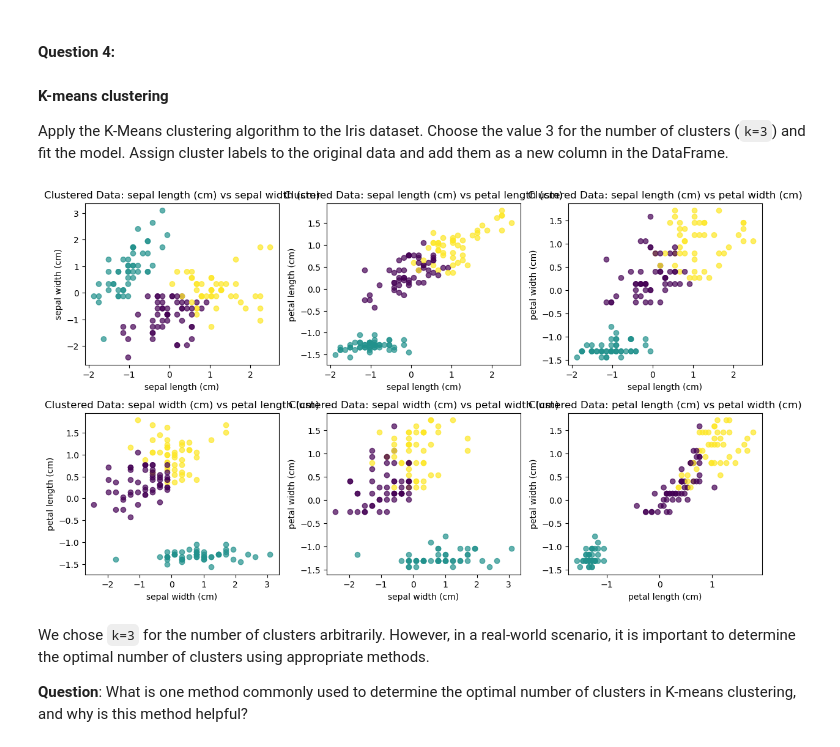
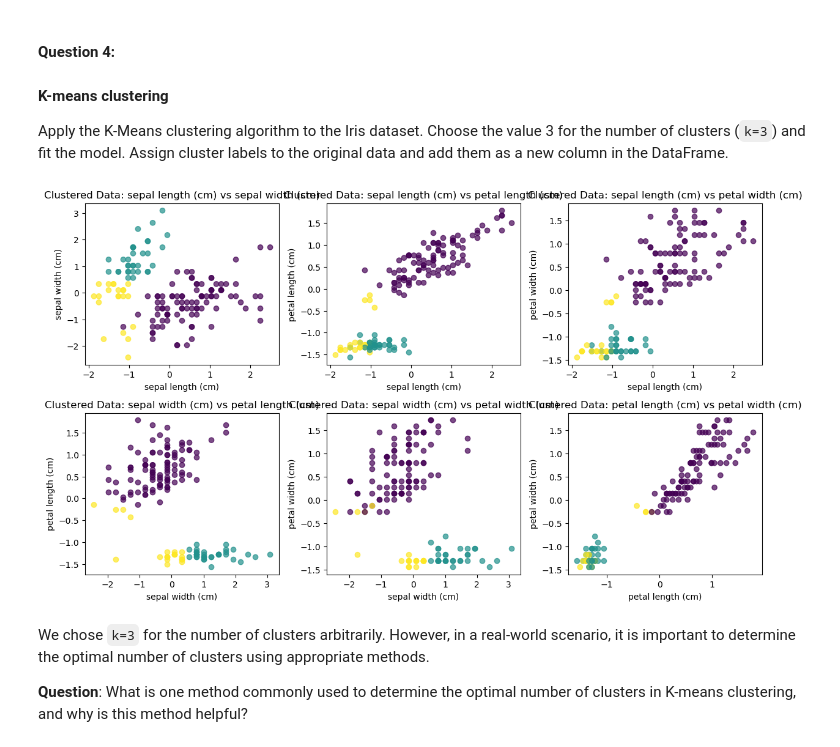
Before and after one commit to LareinaHou/applying_statistical_concepts, a Jupyter notebook: 02_activities/assignments/assignment_3.ipynb, the cells around one changed output. Saved outputs shown, nothing was run; the diff lists cells and outputs as text; code cells hidden in the pictures.

```diff
--- a/02_activities/assignments/assignment_3.ipynb
+++ b/02_activities/assignments/assignment_3.ipynb
@@ -166,26 +166,26 @@ Apply the K-Means clustering algorithm to the Iris dataset. Choose the value 3 f
 # %%
 # Your answer...
 
 # clustered_iris_data = 🤷‍♂️
 
 # Perform K-means clustering
-kmeans = KMeans(n_clusters=3, random_state=0)
-clusters = kmeans.fit(scaled_iris_df)
+kmeans = KMeans(n_clusters=3, random_state=42)
+clusters = kmeans.fit_predict(scaled_iris_df)
 
 # Create a copy of the DataFrame for clustering and modification
 clustered_iris_data = scaled_iris_df[['sepal length (cm)', 'sepal width (cm)','petal length (cm)','petal width (cm)']].copy()
 
 # Add cluster labels to the copied DataFrame
-clustered_iris_data['Cluster'] = clusters.labels_
+clustered_iris_data['Cluster'] = clusters
 
 # Display the updated DataFrame with the 'Cluster' column
 # clustered_iris_data
 
 
 # Use the helper function to plot scatter plots, colored by cluster labels
 plot_feature_pairs(clustered_iris_data, feature_names, color_labels=clustered_iris_data['Cluster'], title_prefix='Clustered Data: ')
 # %% [output]
-[figure, old version]
+[figure, new version]
 # %% [markdown]
 We chose `k=3` for the number of clusters arbitrarily. However, in a real-world scenario, it is important to determine the optimal number of clusters using appropriate methods.
 
```
Also changed, not shown: parts of 1 cell of this notebook.
